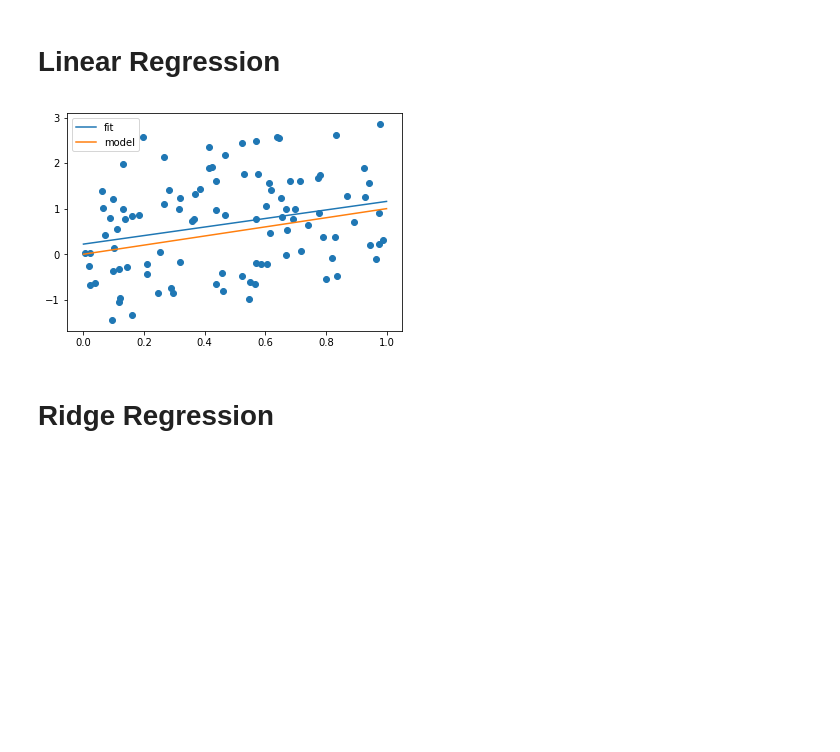
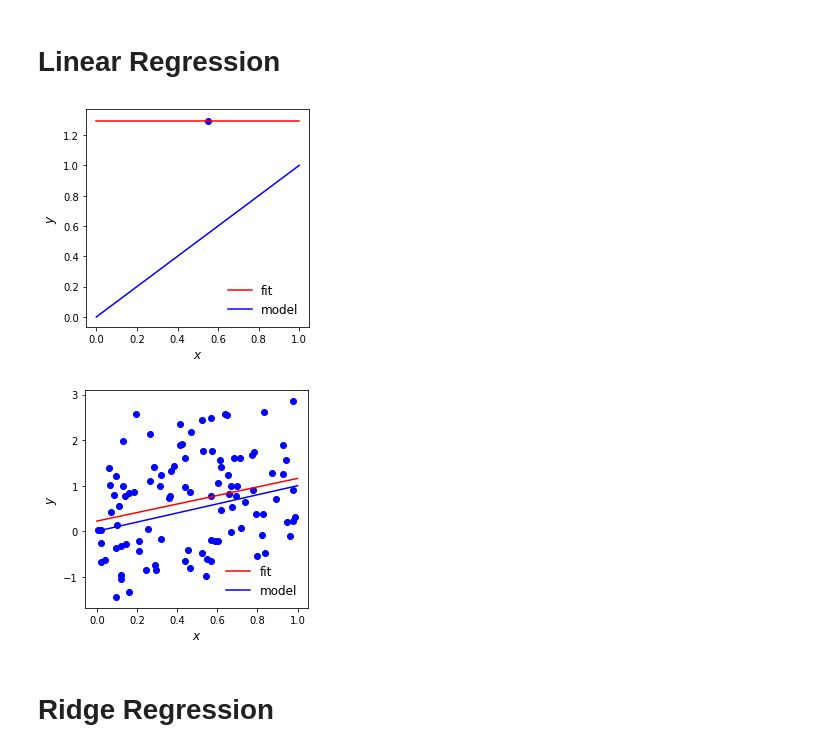
Before and after one commit to lhprojects/blog, a Jupyter notebook: JupyterNotebooks/LinearRegression.ipynb, the cells around one changed output. Cells and saved outputs as stored; diff of their text form; code cells hidden in the pictures; blank space fills up the shorter version.

```diff
--- a/JupyterNotebooks/LinearRegression.ipynb
+++ b/JupyterNotebooks/LinearRegression.ipynb
@@ -105,35 +316,39 @@ class Lasso:
 # Linear Regression
 # %%
 import matplotlib.pyplot as plt
-from mpl_toolkits.mplot3d import Axes3D
+#from mpl_toolkits.mplot3d import Axes3D
 %matplotlib inline
 
-def get_data(M=1,N=100):
+def get_data(M=1, N=100):
     np.random.seed(0)
-    X=np.random.rand(N,M)
-    w=np.arange(1,M+1)
-    y=np.sum(w.reshape(1,M)*X, axis=1) + np.random.randn(N)
+    X = np.random.rand(N,M)
+    w = np.arange(1,M+1)
+    y = np.sum(w.reshape(1,M)*X, axis=1) + np.random.randn(N)
     return X,y,np.append(w,0)
 
-def test_learner(lr):
+def test_learner(lr, N = 100):
 
-    X,y,w=get_data(1,100)
-    lr.fit(X,y)
+    X,y,w = get_data(1, N)
+    lr.fit(X, y)
 
-    X_plt=np.linspace(0,1,50)
-    yhat_plt=lr.predict(X_plt)
+    X_plt = np.linspace(0, 1, 50)
+    yhat_plt= lr.predict(X_plt[:,np.newaxis])
 
-    fig=plt.figure()
-    plt.scatter(X, y)
-    plt.plot(X_plt, yhat_plt,label="fit")
-    plt.plot(X_plt, X_plt[:]*w[0]+w[1],label="model")
-    plt.legend()
+    fig=plt.figure(figsize=(4,4))
+    plt.scatter(X, y, color="blue")
+    plt.plot(X_plt, yhat_plt, label="fit", color="red")
+    plt.plot(X_plt, X_plt[:]*w[0]+w[1], label="model", color="blue")
+    plt.xlabel("$x$", fontsize="large")
+    plt.ylabel("$y$", fontsize="large")
+    plt.legend(frameon=False, fontsize="large")
     plt.show()
 
-lr=LinearRegression()
+lr = LinearRegression()
+test_learner(LinearRegression(), N=1)
 test_learner(lr)
 # %% [output]
-[figure, old version]
+[figure, new version]
+[figure, added]
 # %% [markdown]
 # Ridge Regression
 # %%
```
Also changed, not shown: parts of 23 cells of this notebook.
